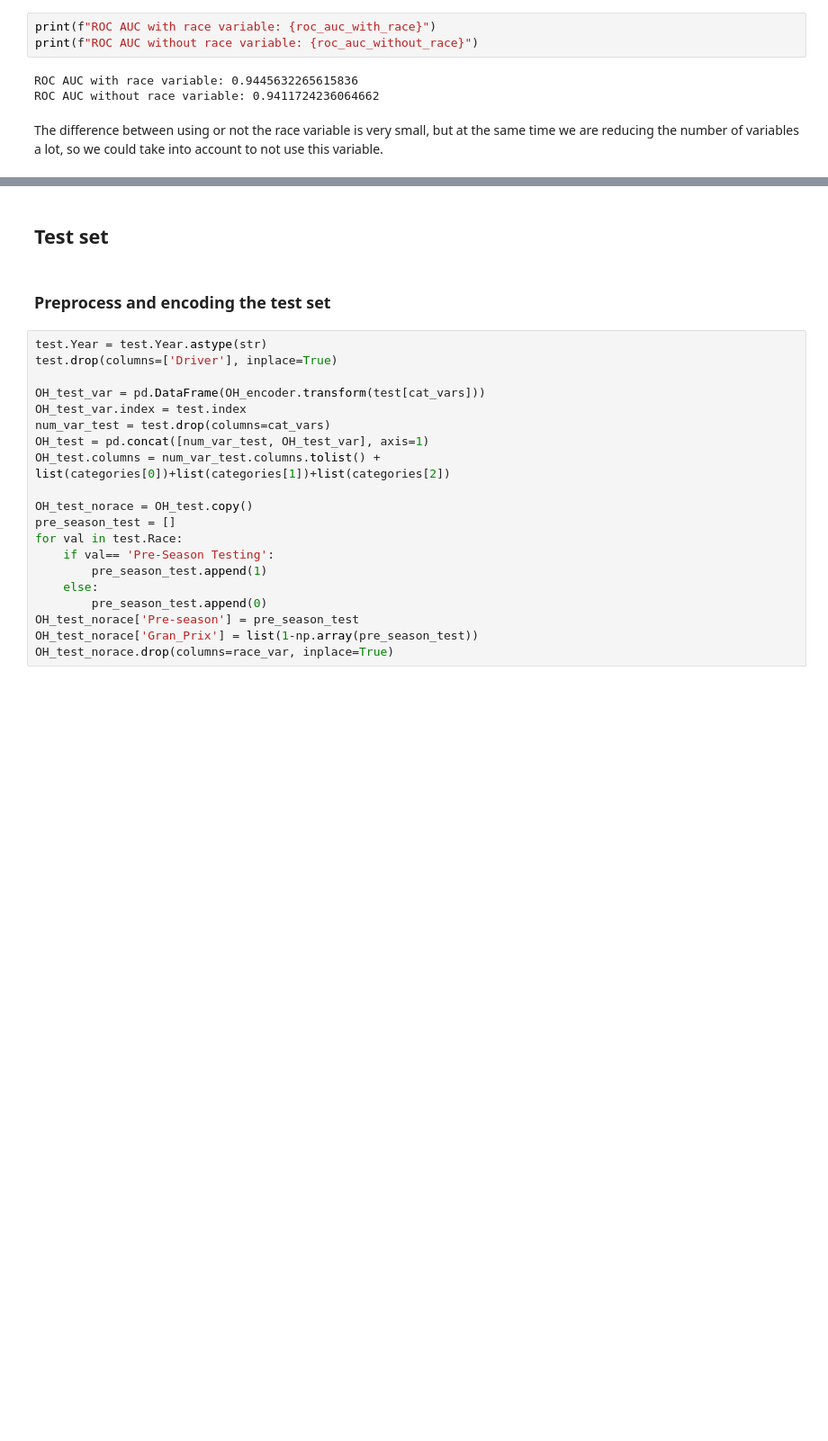
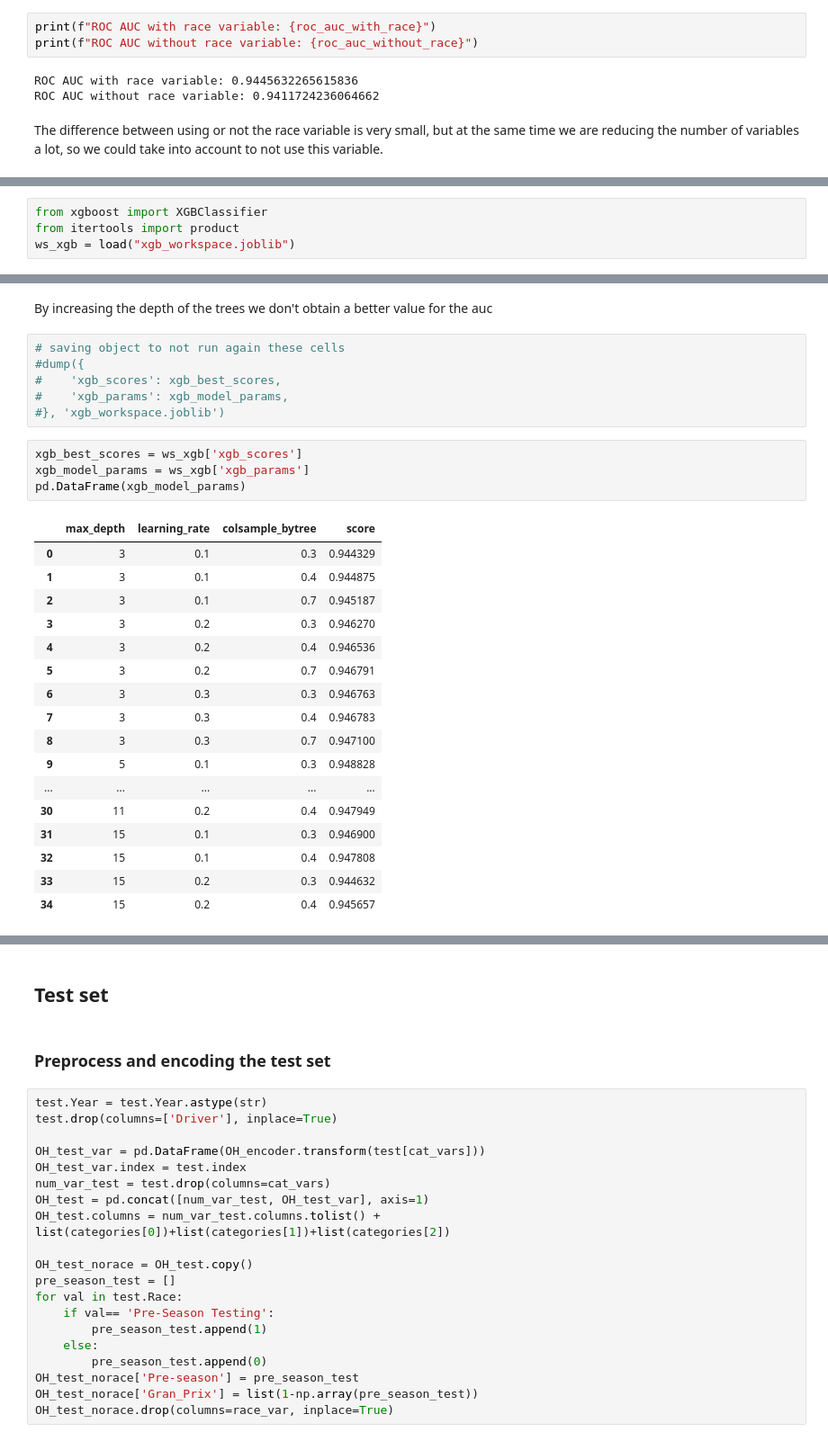
Before and after one commit to andreros24/F1, a Jupyter notebook: F1.ipynb, the cells around one changed output, grey strips where cells are left out. Shown at 90% size. Saved outputs shown, nothing was run; the diff lists cells and outputs as text; blank space fills up the shorter version.

Commit message:
performing xgboost I have obtained a better result than the one with the random forest

```diff
--- a/F1.ipynb
+++ b/F1.ipynb
@@ -530,0 +544,4 @@ the number of variables a lot, so we could take into account to not use this var
+# %%
+from xgboost import XGBClassifier
+from itertools import product
+ws_xgb = load("xgb_workspace.joblib")
@@ -530,0 +611,30 @@ the number of variables a lot, so we could take into account to not use this var
+# %% [markdown]
+By increasing the depth of the trees we don't obtain a better value for the auc
+# %%
+# saving object to not run again these cells
+#dump({
+#    'xgb_scores': xgb_best_scores,
+#    'xgb_params': xgb_model_params,
+#}, 'xgb_workspace.joblib')
+# %%
+xgb_best_scores = ws_xgb['xgb_scores']
+xgb_model_params = ws_xgb['xgb_params']
+pd.DataFrame(xgb_model_params)
+# %% [output]
+|  | max_depth | learning_rate | colsample_bytree | score |
+| 0 | 3 | 0.1 | 0.3 | 0.944329 |
+| 1 | 3 | 0.1 | 0.4 | 0.944875 |
+| 2 | 3 | 0.1 | 0.7 | 0.945187 |
+| 3 | 3 | 0.2 | 0.3 | 0.946270 |
+| 4 | 3 | 0.2 | 0.4 | 0.946536 |
+| 5 | 3 | 0.2 | 0.7 | 0.946791 |
+| 6 | 3 | 0.3 | 0.3 | 0.946763 |
+| 7 | 3 | 0.3 | 0.4 | 0.946783 |
+| 8 | 3 | 0.3 | 0.7 | 0.947100 |
+| 9 | 5 | 0.1 | 0.3 | 0.948828 |
+| ... | ... | ... | ... | ... |
+| 30 | 11 | 0.2 | 0.4 | 0.947949 |
+| 31 | 15 | 0.1 | 0.3 | 0.946900 |
+| 32 | 15 | 0.1 | 0.4 | 0.947808 |
+| 33 | 15 | 0.2 | 0.3 | 0.944632 |
+| 34 | 15 | 0.2 | 0.4 | 0.945657 |
```
Also changed, not shown: parts of 30 cells of this notebook.
